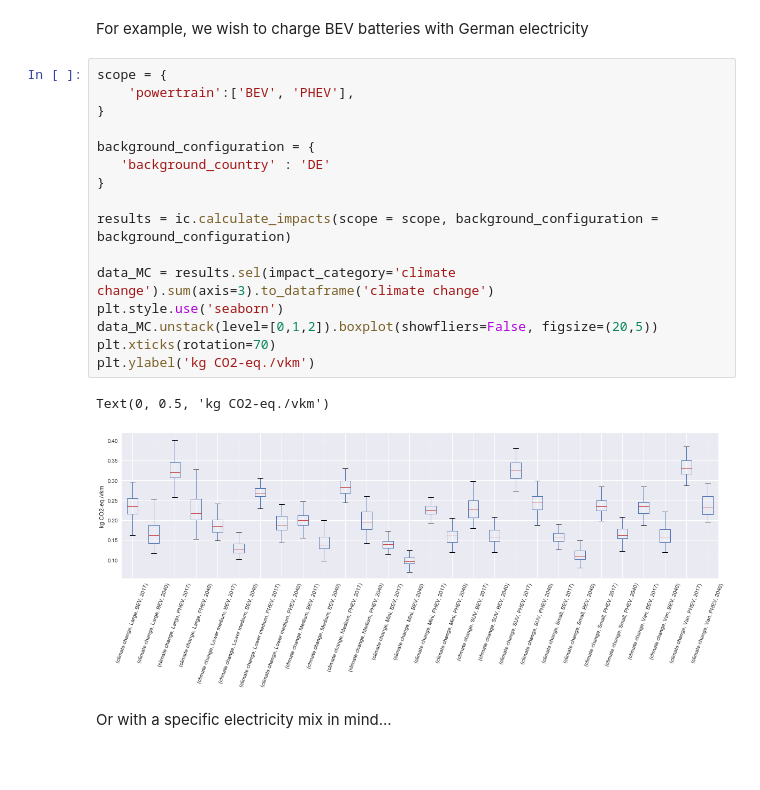
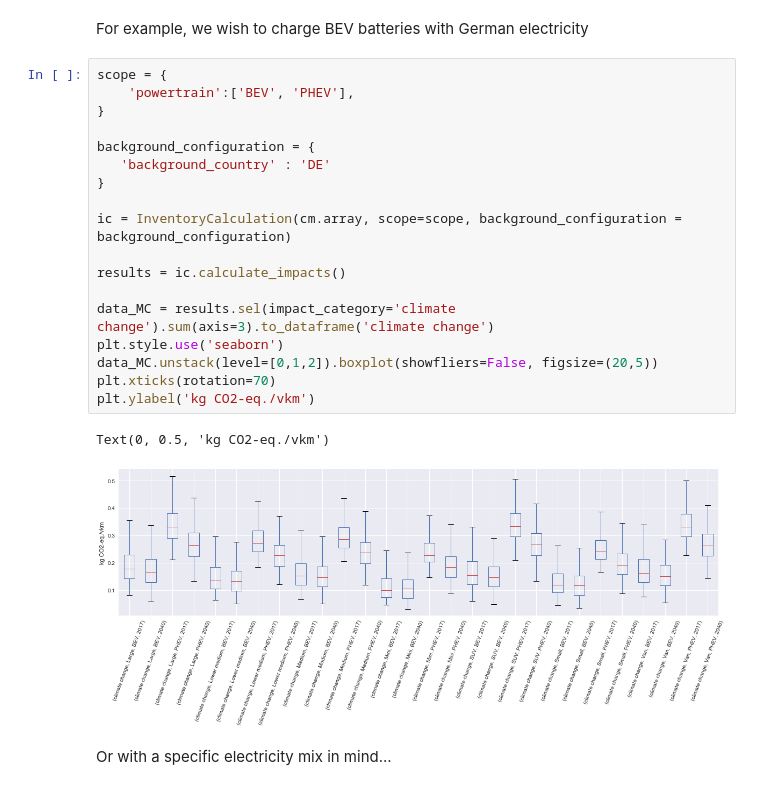
Before and after one commit to romainsacchi/carculator, a Jupyter notebook: examples/Examples.ipynb, the cells around one changed output. Cells and saved outputs as stored; diff of their text form; blank space fills up the shorter version.

```diff
--- a/examples/Examples.ipynb
+++ b/examples/Examples.ipynb
@@ -337,22 +387,24 @@ For example, we wish to charge BEV batteries with German electricity
 # %%
 scope = {
     'powertrain':['BEV', 'PHEV'],
 }
 
 background_configuration = {
    'background_country' : 'DE'
 }
 
-results = ic.calculate_impacts(scope = scope, background_configuration = background_configuration)
+ic = InventoryCalculation(cm.array, scope=scope, background_configuration = background_configuration)
+
+results = ic.calculate_impacts()
 
 data_MC = results.sel(impact_category='climate change').sum(axis=3).to_dataframe('climate change')
 plt.style.use('seaborn')
 data_MC.unstack(level=[0,1,2]).boxplot(showfliers=False, figsize=(20,5))
 plt.xticks(rotation=70)
 plt.ylabel('kg CO2-eq./vkm')
 # %% [output]
 Text(0, 0.5, 'kg CO2-eq./vkm')
-[figure, old version]
+[figure, new version]
 # %% [markdown]
 Or with a specific electricity mix in mind...
 # %%
```
Also changed, not shown: parts of 44 cells of this notebook, 4 other files.
